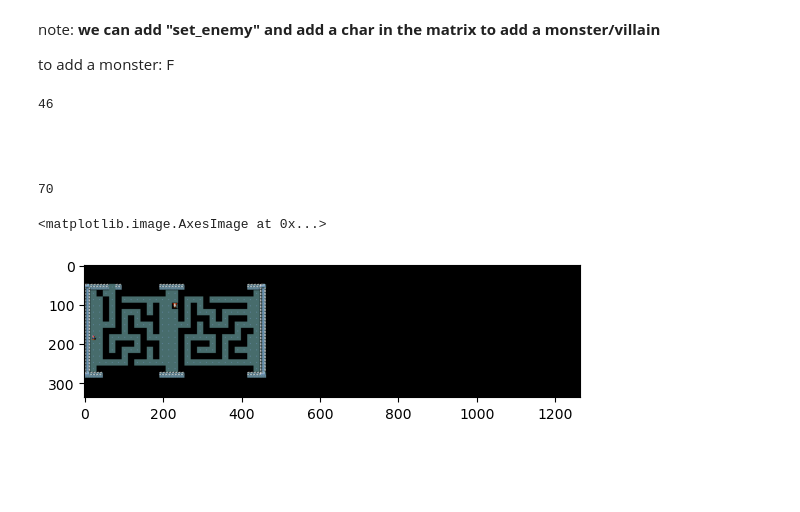
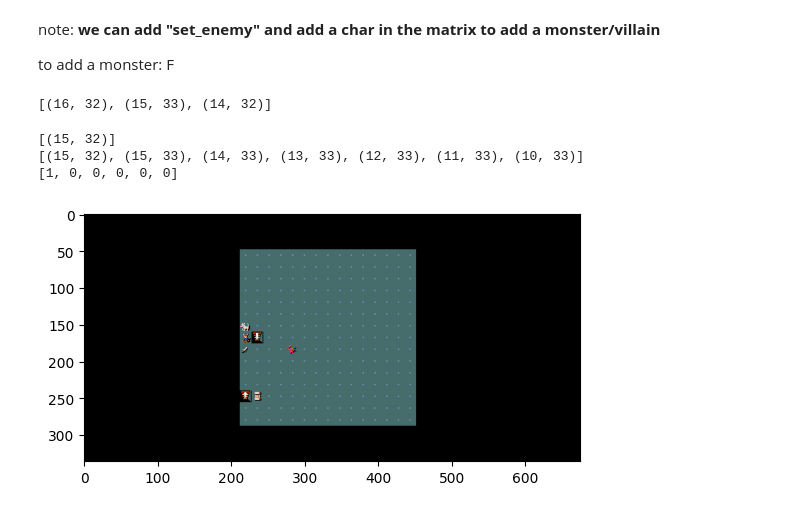
Before and after one commit to francescapoli98/minihack-agent, a Jupyter notebook: report.ipynb, the cells around one changed output. Drawn from its saved outputs; the diff is of its cells as text; code cells hidden in the pictures; blank space fills up the shorter version.

```diff
--- a/report.ipynb
+++ b/report.ipynb
@@ -56,4 +65,0 @@ env.actions
-# %%
-env = gym.make("MiniHack-ExploreMaze-Hard-Mapped-v0", observation_keys=("chars", "pixel"))
-state = env.reset()
-env.render()
@@ -108,16 +96,41 @@ note: __we can add "set_enemy" and add a char in the matrix to add a monster/vil
 
 to add a monster: F
 # %%
-game_map = set_enemy(game_map)
+# game_map = set_enemy(game_map)
-# %% [output]
-46
-
-
-
-
-70
 # %%
-plt.imshow(state['pixel'])
+# plt.imshow(state['pixel'])
-# %% [output]
-<matplotlib.image.AxesImage at 0x...>
-[figure, removed]
+# %%
+moves = get_valid_moves(game_map, start)
+print(moves)
+# %% [output]
+[(16, 32), (15, 33), (14, 32)]
+# %%
+player_moves = [start]
+print(player_moves)
+while player_moves[-1] != target:
+    moves = get_valid_moves(game_map, player_moves[-1])
+    min = float('inf')
+    coord = (0,0)
+    for move in moves:
+        md = manhattan_distance(move, target)
+        if md < min:
+            min = md
+            coord = move
+    player_moves.append(coord)
+print(player_moves)
+sol = actions_from_path(player_moves[0], player_moves[1:])
+print(sol)
+# %% [output]
+[(15, 32)]
+[(15, 32), (15, 33), (14, 33), (13, 33), (12, 33), (11, 33), (10, 33)]
+[1, 0, 0, 0, 0, 0]
+# %%
+image = plt.imshow(game[:, 300:975])
+for action in sol:
+    time.sleep(0.5)
+    s, _, _, _ = env.step(action)
+    display.display(plt.gcf())
+    display.clear_output(wait=True)
+    image.set_data(s['pixel'][:, 300:975])
+# %% [output]
+[figure, added]
```
Also changed, not shown: parts of 8 cells of this notebook, 1 other file.
